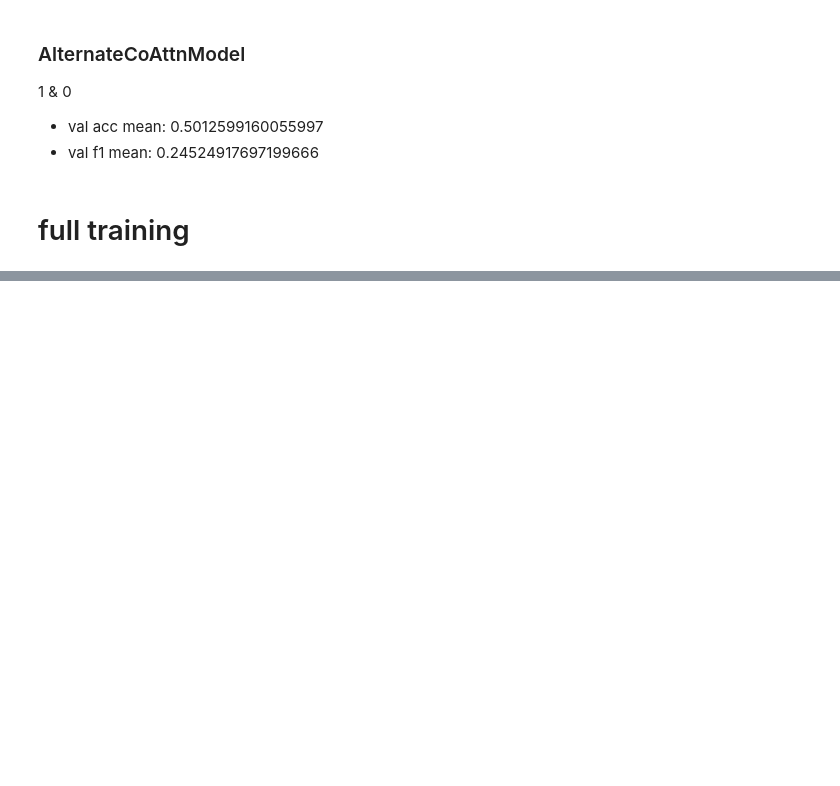
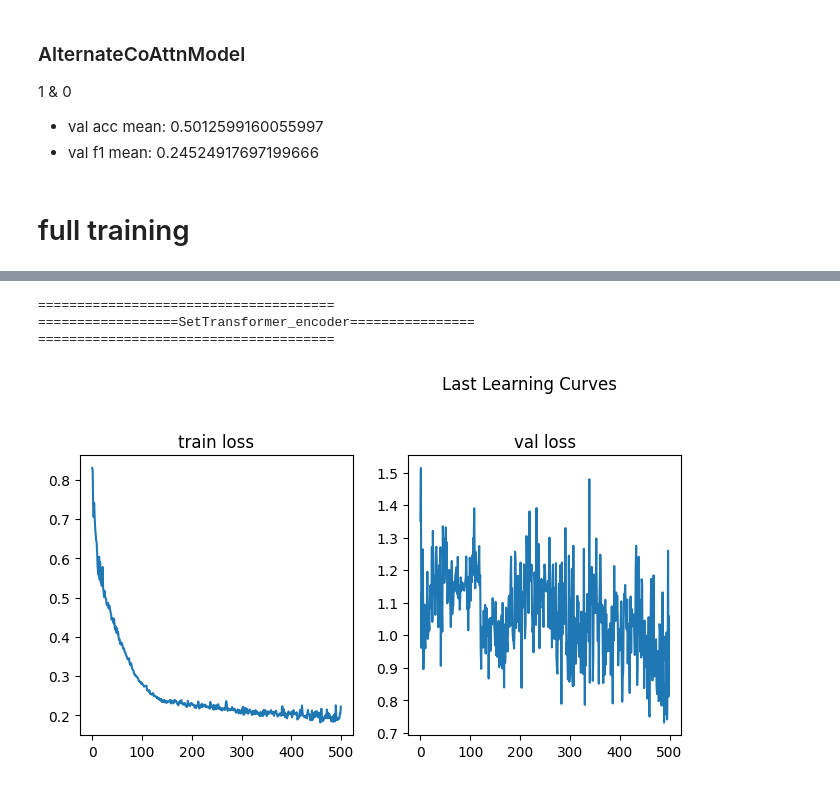
Before and after one commit to ZhangWan-byte/Transformer4Ab, a Jupyter notebook: SAbDab_Transformer.ipynb, the cells around one changed output, grey strips where cells are left out. Saved outputs shown, nothing was run; the diff lists cells and outputs as text; code cells hidden in the pictures; blank space fills up the shorter version.

```diff
--- a/SAbDab_Transformer.ipynb
+++ b/SAbDab_Transformer.ipynb
@@ -1326,0 +1393,7 @@ val auc mean:  0.5071673085151904
+# %%
+evaluate("SetTransformer_encoder", use_pair=True)
+# %% [output]
+======================================
+==================SetTransformer_encoder================
+======================================
+[figure, added]
```
Also changed, not shown: parts of 12 cells of this notebook, 4 other files.
